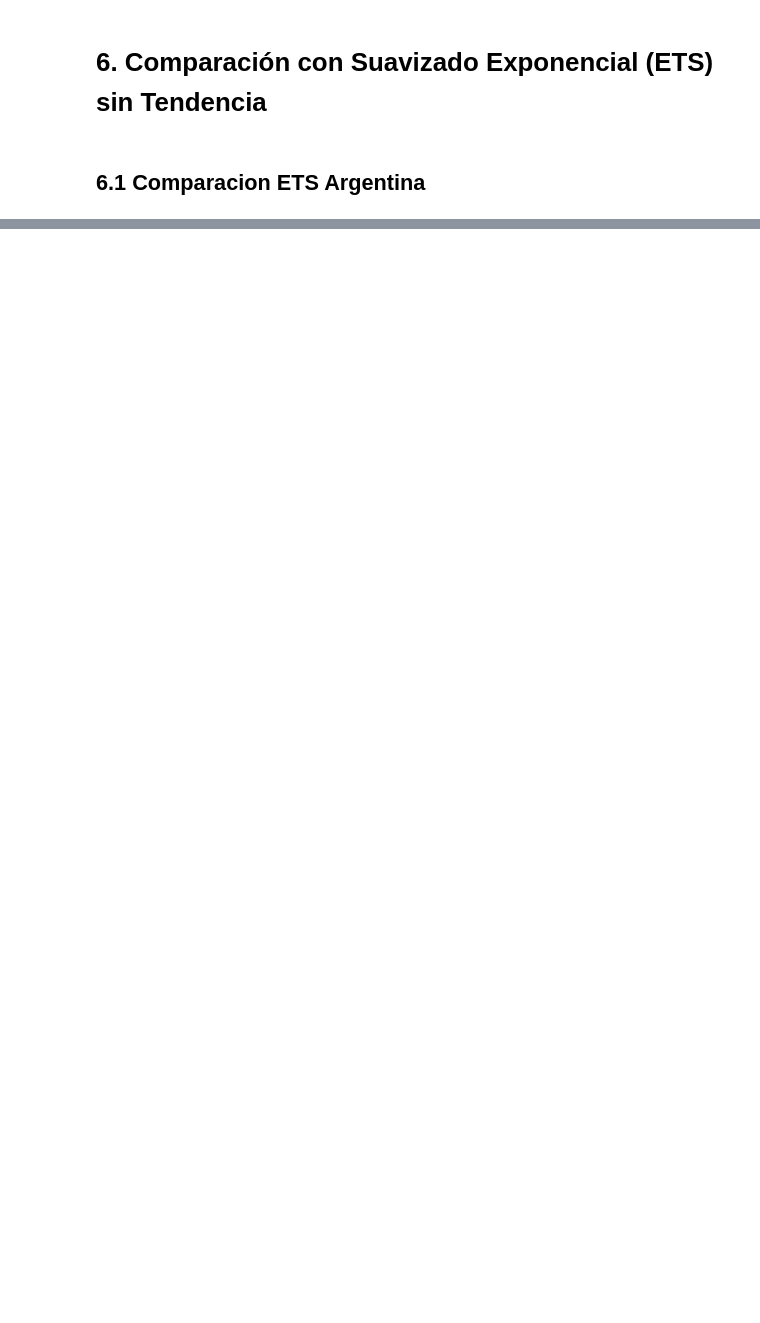
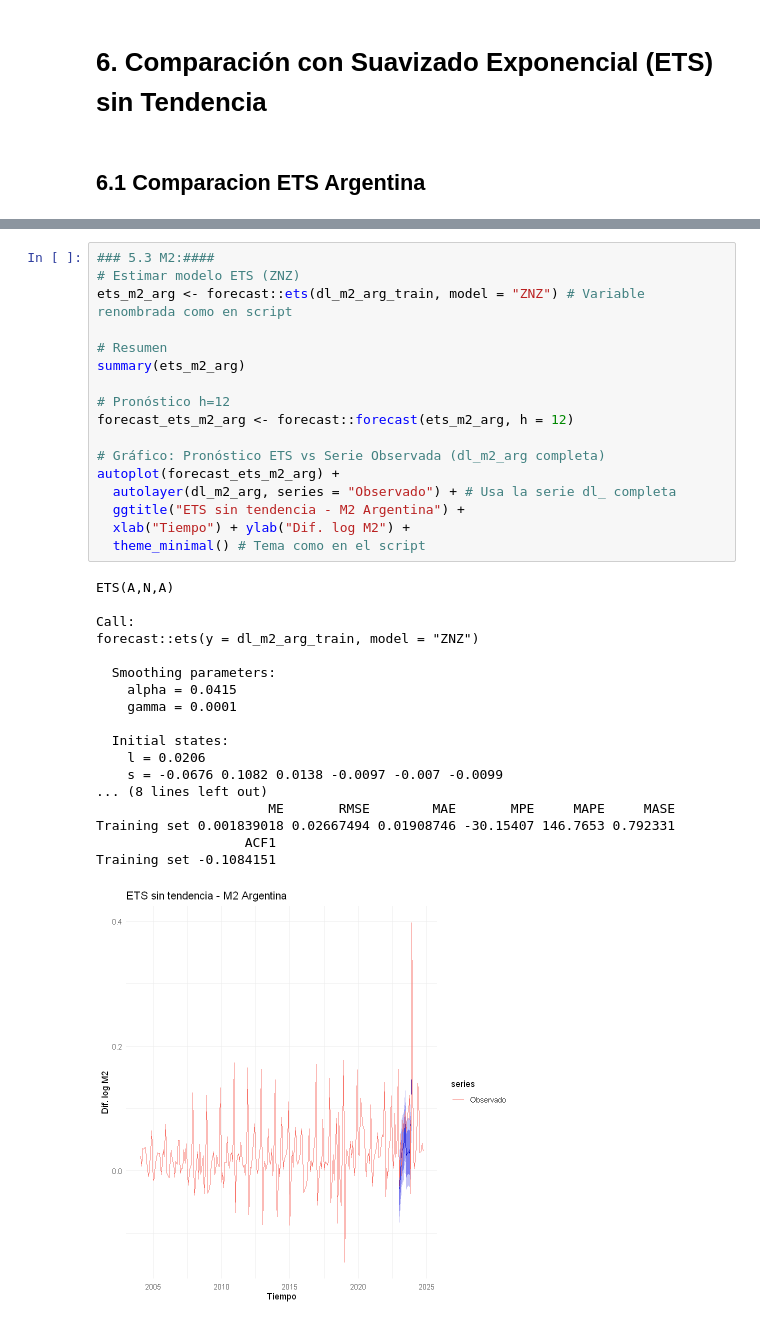
Before and after one commit to Juanpintoselso33/TP1-Series, a Jupyter notebook: notebook.ipynb, the cells around one changed output, grey strips where cells are left out. Cells and saved outputs as stored; diff of their text form; blank space fills up the shorter version.

```diff
--- a/notebook.ipynb
+++ b/notebook.ipynb
@@ -1283,0 +1284,36 @@ Warning message in value[[3L]](cond):
+# %%
+### 5.3 M2:####
+# Estimar modelo ETS (ZNZ)
+ets_m2_arg <- forecast::ets(dl_m2_arg_train, model = "ZNZ") # Variable renombrada como en script
+
+# Resumen
+summary(ets_m2_arg)
+
+# Pronóstico h=12
+forecast_ets_m2_arg <- forecast::forecast(ets_m2_arg, h = 12)
+
+# Gráfico: Pronóstico ETS vs Serie Observada (dl_m2_arg completa)
+autoplot(forecast_ets_m2_arg) +
+  autolayer(dl_m2_arg, series = "Observado") + # Usa la serie dl_ completa
+  ggtitle("ETS sin tendencia - M2 Argentina") +
+  xlab("Tiempo") + ylab("Dif. log M2") +
+  theme_minimal() # Tema como en el script
+# %% [output]
+ETS(A,N,A)
+
+Call:
+forecast::ets(y = dl_m2_arg_train, model = "ZNZ")
+
+  Smoothing parameters:
+    alpha = 0.0415
+    gamma = 0.0001
+
+  Initial states:
+    l = 0.0206
+    s = -0.0676 0.1082 0.0138 -0.0097 -0.007 -0.0099
+... (8 lines left out)
+                      ME       RMSE        MAE       MPE     MAPE     MASE
+Training set 0.001839018 0.02667494 0.01908746 -30.15407 146.7653 0.792331
+                   ACF1
+Training set -0.1084151
+[figure, added]
```
Also changed, not shown: parts of 33 cells of this notebook, 1 other file.
